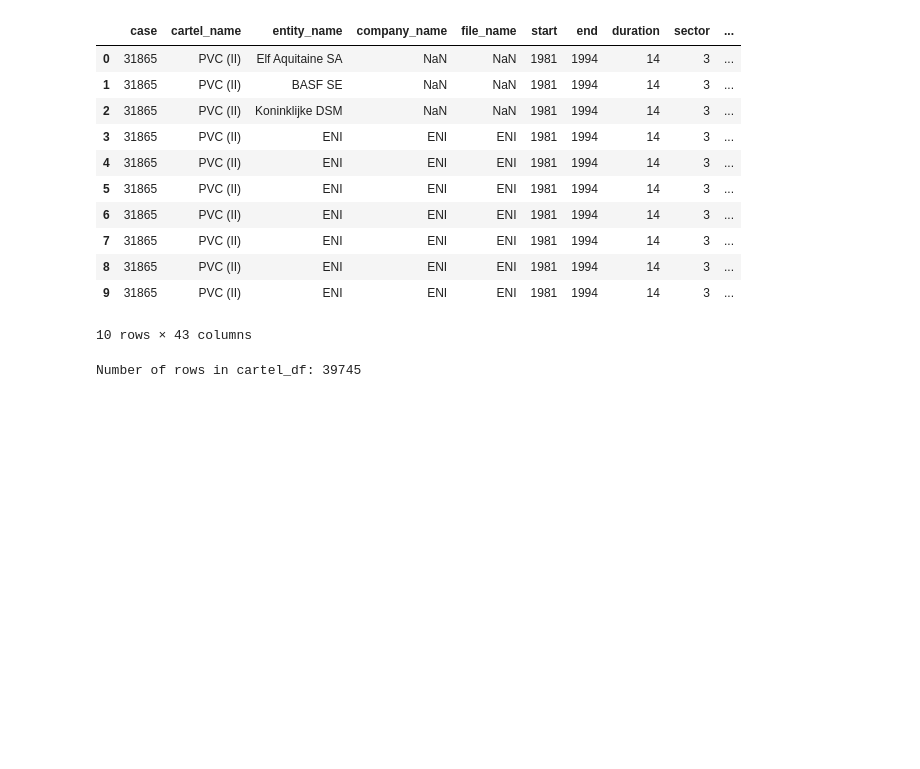
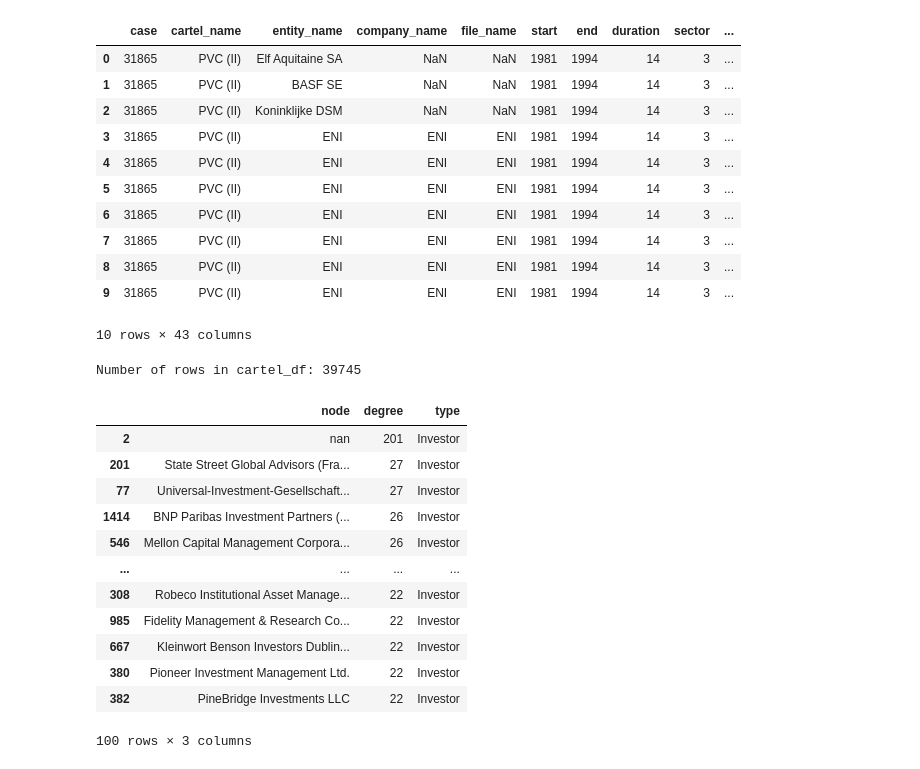
Before and after one commit to DeChrigi/BA_Thesis, a Jupyter notebook: shareholder_network.ipynb, the cells around one changed output. Cells and saved outputs as stored; diff of their text form; code cells hidden in the pictures; blank space fills up the shorter version.

Commit message:
test commit large files

```diff
--- a/shareholder_network.ipynb
+++ b/shareholder_network.ipynb
@@ -387,0 +411,29 @@ nx.write_graphml(G_complete, f"./transformed_data/tests/complete_cartel_network.
+# %%
+#get degrees for complete_cartel_network
+G_complete = nx.read_graphml(f"./transformed_data/tests/complete_cartel_network.graphml")
+degrees = G_complete.degree()
+degrees = dict(degrees)
+degrees_df = pd.DataFrame(degrees.items(), columns=['node', 'degree'])
+degrees_df['type'] = degrees_df['node'].apply(lambda x: G_complete.nodes[x]['type'] if x in G_complete.nodes else None)
+
+# order by degree
+degrees_df = degrees_df.sort_values(by=['degree'], ascending=False)
+
+# filter by type
+degrees_df = degrees_df[degrees_df['type'].isin(['Investor'])]
+
+degrees_df.head(100)
+# %% [output]
+|  | node | degree | type |
+| 2 | nan | 201 | Investor |
+| 201 | State Street Global Advisors (Fra... | 27 | Investor |
+| 77 | Universal-Investment-Gesellschaft... | 27 | Investor |
+| 1414 | BNP Paribas Investment Partners (... | 26 | Investor |
+| 546 | Mellon Capital Management Corpora... | 26 | Investor |
+| ... | ... | ... | ... |
+| 308 | Robeco Institutional Asset Manage... | 22 | Investor |
+| 985 | Fidelity Management & Research Co... | 22 | Investor |
+| 667 | Kleinwort Benson Investors Dublin... | 22 | Investor |
+| 380 | Pioneer Investment Management Ltd. | 22 | Investor |
+| 382 | PineBridge Investments LLC | 22 | Investor |
+100 rows × 3 columns
```
Also changed, not shown: parts of 2 cells of this notebook, 15 other files.
